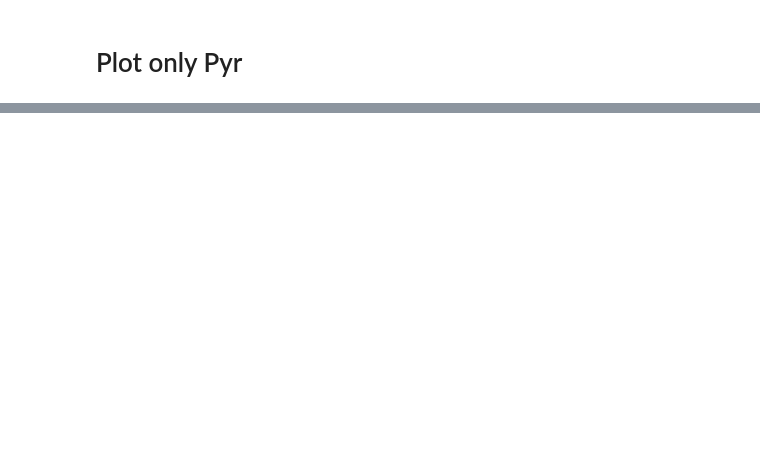
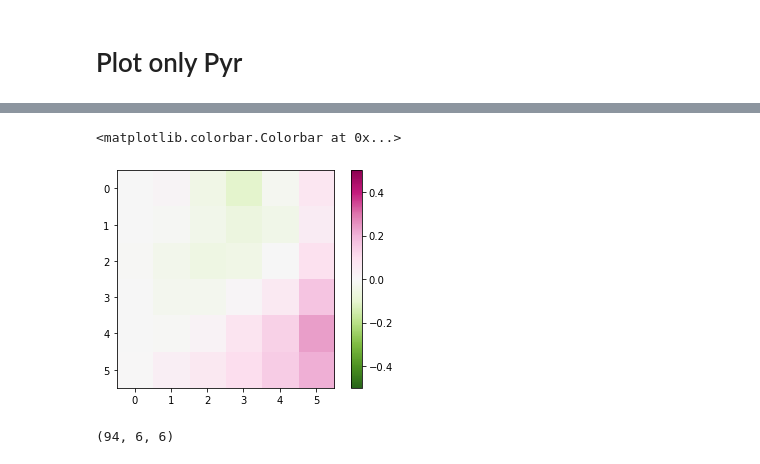
Before and after one commit to anitsoga/mossing_paper_code, a Jupyter notebook: simulation/Agos_Code/Figure_6.ipynb, the cells around one changed output, grey strips where cells are left out. Cells and saved outputs as stored; diff of their text form; code cells hidden in the pictures; blank space fills up the shorter version.

```diff
--- a/simulation/Agos_Code/Figure_6.ipynb
+++ b/simulation/Agos_Code/Figure_6.ipynb
@@ -558,0 +583,11 @@ amplitude_at_x0 = apply_func_to_pc_params(params, compute_amplitude_at_x0)
+# %%
+midpoints # model nr, size, contrast
+plt.imshow(midpoints[1,:,:],cmap='PiYG_r',vmin=-0.5,vmax=0.5);
+plt.colorbar()
+# %% [output]
+<matplotlib.colorbar.Colorbar at 0x...>
+[figure, added]
+# %%
+midpoints.shape
+# %% [output]
+(94, 6, 6)
```
Also changed, not shown: parts of 27 cells of this notebook, 4 other files.
